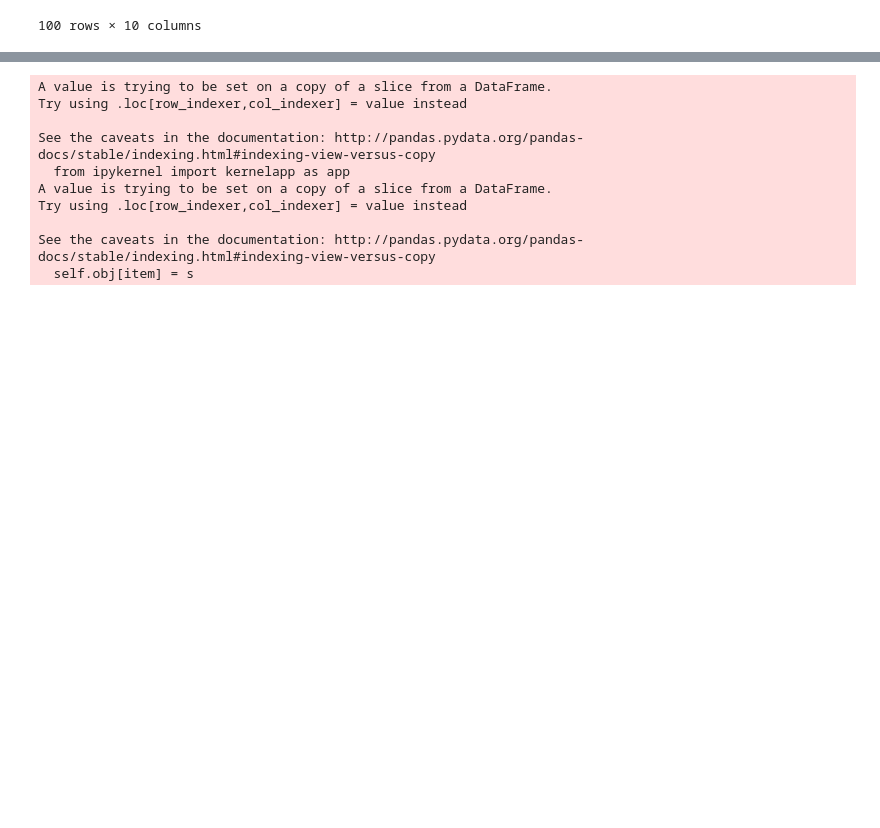
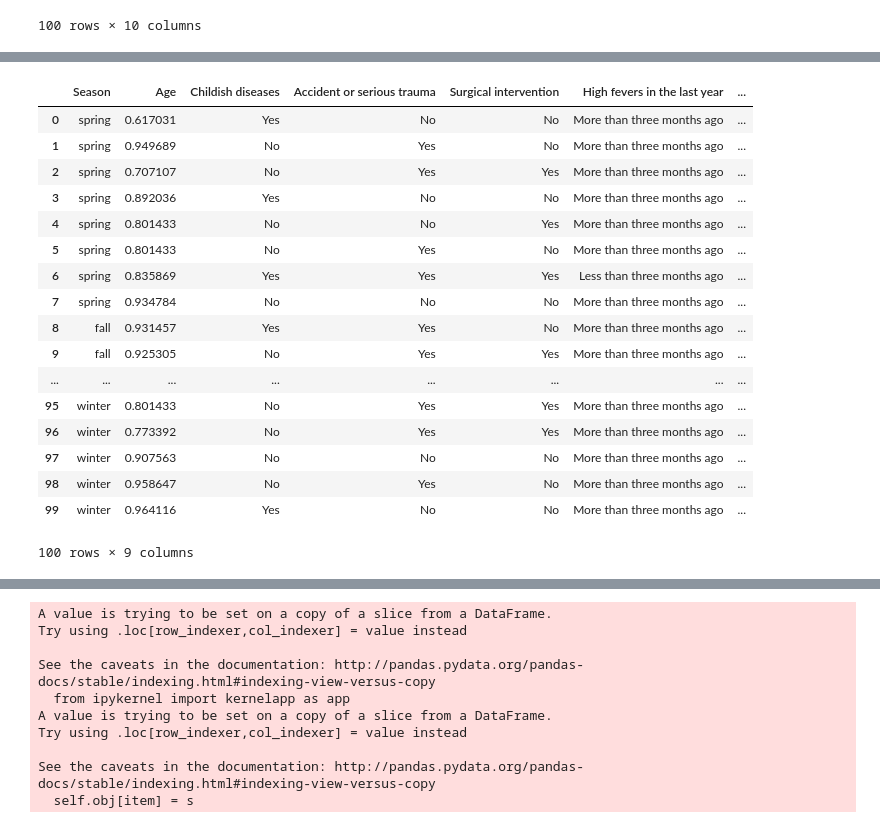
Before and after one commit to pvcastro/deeplearningufg, a Jupyter notebook: Lista Semana 2/fertility-normalization.ipynb, the cells around one changed output, grey strips where cells are left out. Saved outputs shown, nothing was run; the diff lists cells and outputs as text; code cells hidden in the pictures; blank space fills up the shorter version.

```diff
--- a/Lista Semana 2/fertility-normalization.ipynb
+++ b/Lista Semana 2/fertility-normalization.ipynb
@@ -44,3 +67,26 @@ fertility_df
+# %%
+normalized_fertility_df = fertility_df
+normalized_fertility_df.loc[:,normalized_features] = preprocessing.normalize(fertility_df[normalized_features])
+normalized_fertility_df
+# %% [output]
+|  | Season | Age | Childish diseases | Accident or serious trauma | Surgical intervention | High fevers in the last year | ... |
+| 0 | spring | 0.617031 | Yes | No | No | More than three months ago | ... |
+| 1 | spring | 0.949689 | No | Yes | No | More than three months ago | ... |
+| 2 | spring | 0.707107 | No | Yes | Yes | More than three months ago | ... |
+| 3 | spring | 0.892036 | Yes | No | No | More than three months ago | ... |
+| 4 | spring | 0.801433 | No | No | Yes | More than three months ago | ... |
+| 5 | spring | 0.801433 | No | Yes | No | More than three months ago | ... |
+| 6 | spring | 0.835869 | Yes | Yes | Yes | Less than three months ago | ... |
+| 7 | spring | 0.934784 | No | No | No | More than three months ago | ... |
+| 8 | fall | 0.931457 | Yes | Yes | No | More than three months ago | ... |
+| 9 | fall | 0.925305 | No | Yes | Yes | More than three months ago | ... |
+| ... | ... | ... | ... | ... | ... | ... | ... |
+| 95 | winter | 0.801433 | No | Yes | Yes | More than three months ago | ... |
+| 96 | winter | 0.773392 | No | Yes | Yes | More than three months ago | ... |
+| 97 | winter | 0.907563 | No | No | No | More than three months ago | ... |
+| 98 | winter | 0.958647 | No | Yes | No | More than three months ago | ... |
+| 99 | winter | 0.964116 | Yes | No | No | More than three months ago | ... |
+100 rows × 9 columns
 # %%
 fertility_df = pandas.get_dummies(fertility_df, columns=categorical_features)
 fertility_df
```
Also changed, not shown: parts of 12 cells of this notebook, 3 other files.
